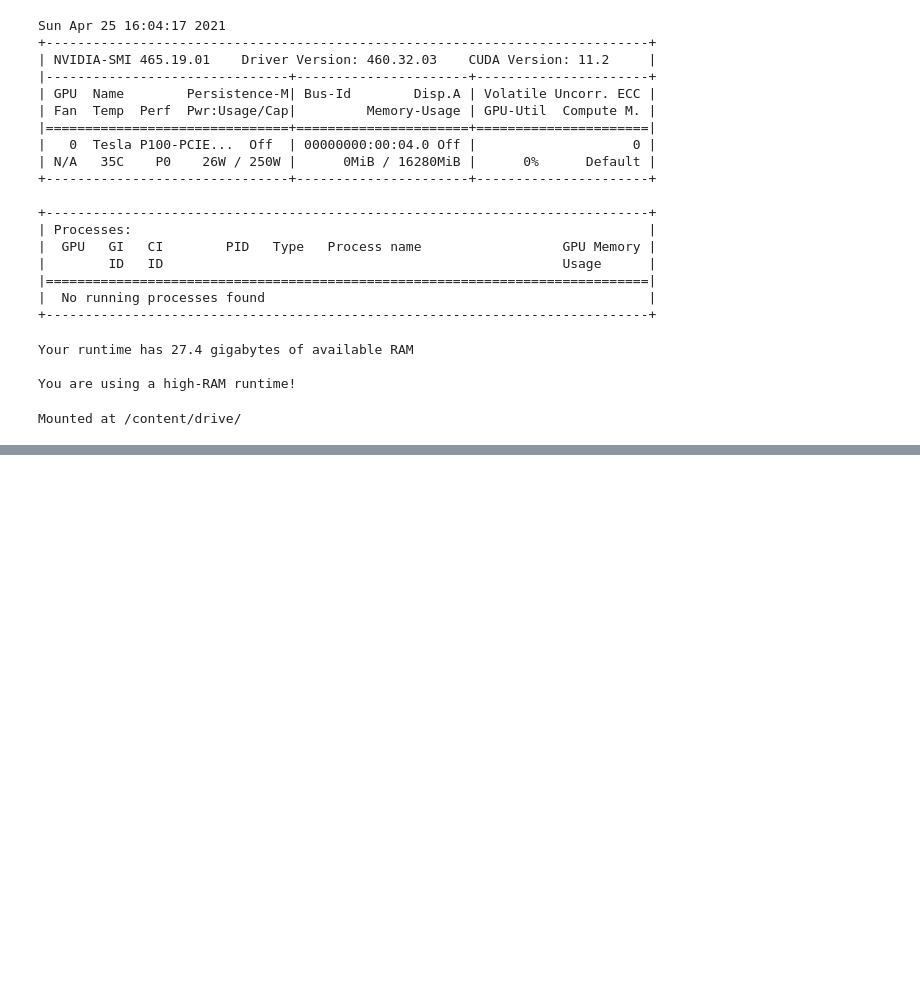
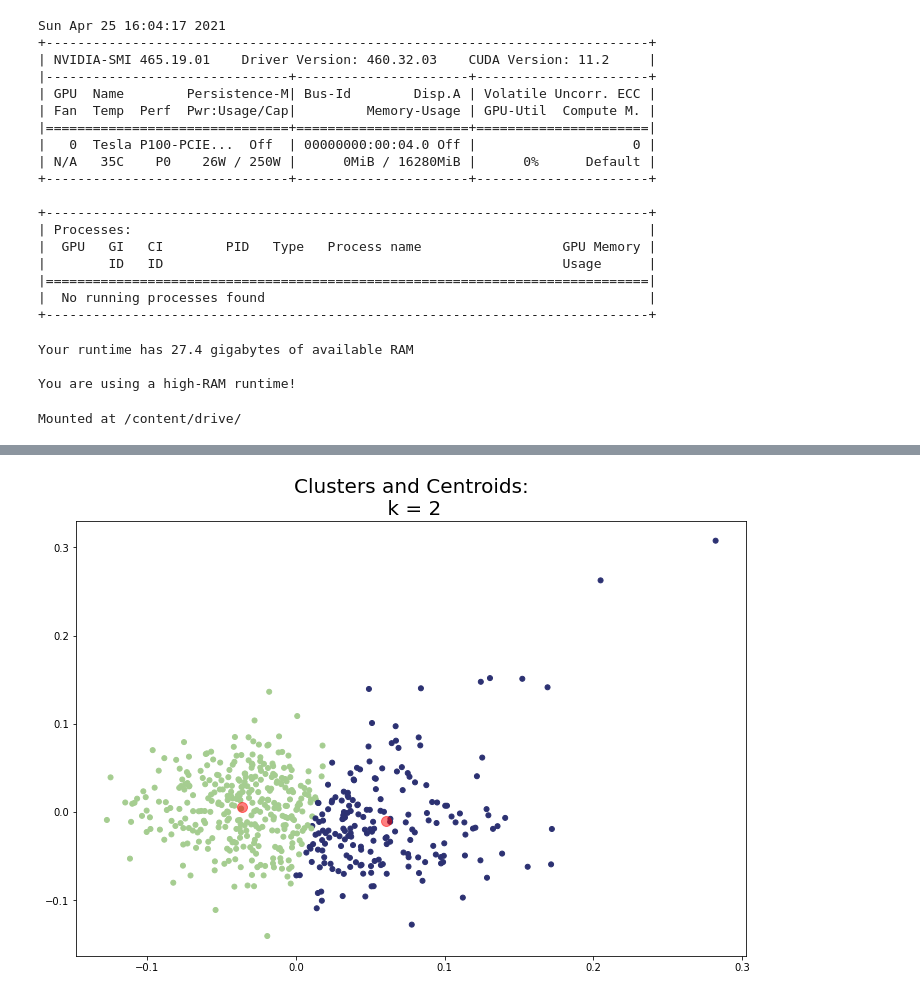
Before and after one commit to jabrown5/political-affiliation-using-twitter-116th-congress, a Jupyter notebook: code/05_Modeling.ipynb, the cells around one changed output, grey strips where cells are left out. Drawn from its saved outputs; the diff is of its cells as text; code cells hidden in the pictures; blank space fills up the shorter version.

```diff
--- a/code/05_Modeling.ipynb
+++ b/code/05_Modeling.ipynb
@@ -454,0 +146,18 @@ vector_distances.corr().head()
+# %%
+# Create X
+X = data['vectors']
+X = np.matrix(X.tolist())
+
+# Applying the Standard Scaler to word vectors
+sc = StandardScaler()
+X_sc = sc.fit_transform(X)
+
+# Applying PCA to word vectors
+# choosing n components
+# https://www.mikulskibartosz.name/pca-how-to-choose-the-number-of-components/
+pca = PCA(n_components = 0.95)
+X_pca = pca.fit_transform(X)
+
+# Applying standard scaler, then applying PCA to word vectors
+pca_sc = PCA(n_components = 0.95)
+X_pca_sc = pca_sc.fit_transform(X_sc)
@@ -454,0 +312,20 @@ vector_distances.corr().head()
+# %%
+# from sklearn.cluster import KMeans
+def plot_k_clusters(k, X_choice):
+  km = KMeans(n_clusters=k, random_state=516)
+  km.fit(X_choice)
+  km_means = km.predict(X_choice)
+
+  plt.figure(figsize=(12,8))
+
+  plt.scatter([X_choice[:, 0]], [X_choice[:, 1]], c=km_means, s=25, cmap='crest')
+
+  centers = km.cluster_centers_
+  plt.scatter(centers[:, 0], centers[:, 1], c='red', s=100, alpha=0.5)
+
+  plt.title(f'Clusters and Centroids:\n k = {k}', size=20)
+  plt.show()
+# %%
+plot_k_clusters(2, X_pca)
+# %% [output]
+[figure, added]
```
Also changed, not shown: parts of 83 cells of this notebook, 5 other files.
